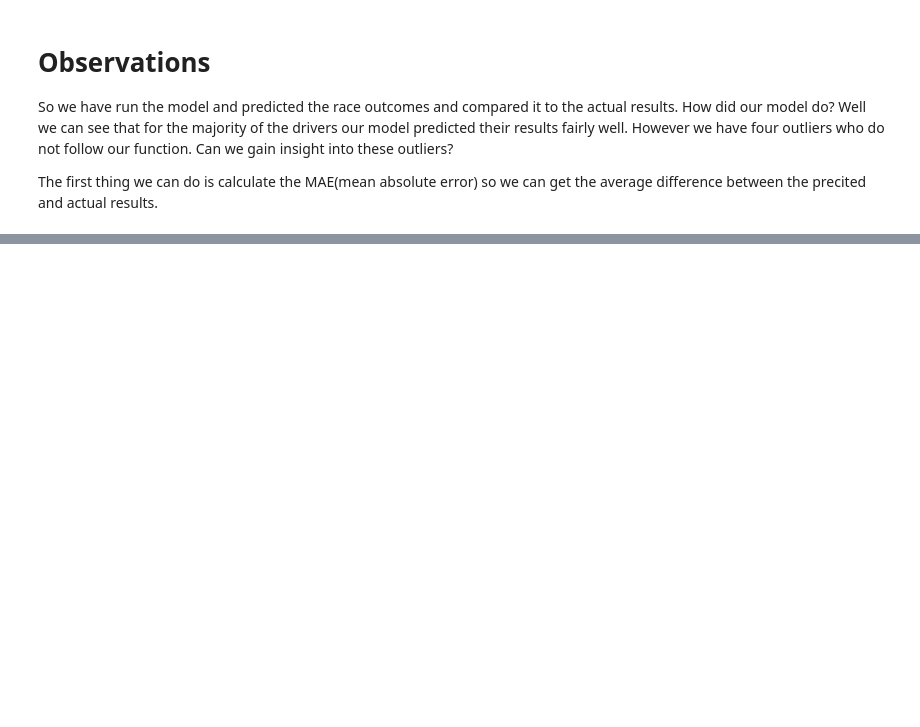
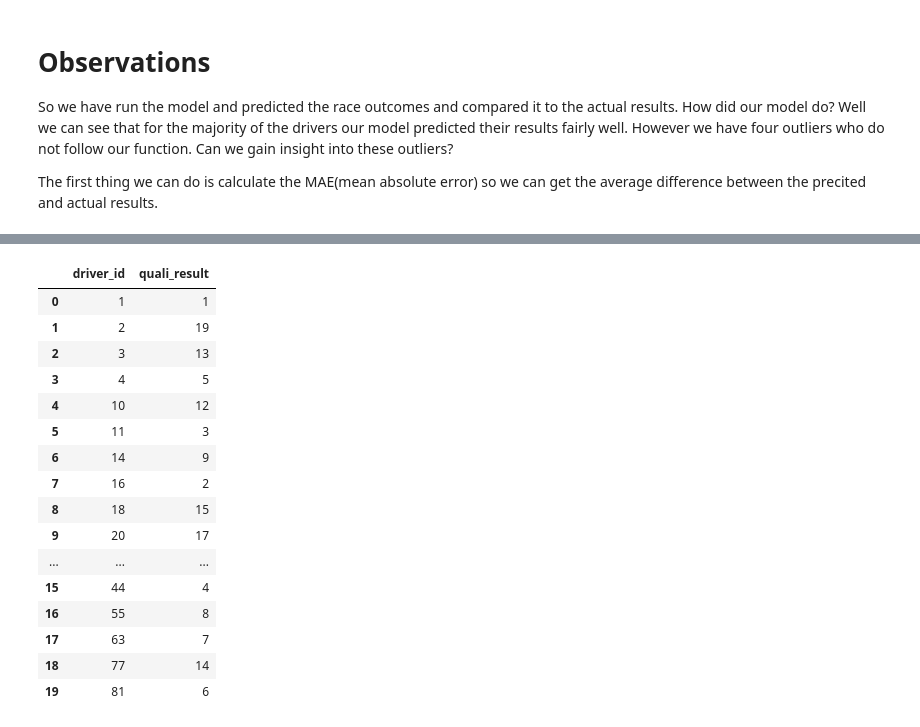
Before and after one commit to elcid14/f1-machine-learning-project, a Jupyter notebook: f1-prediction-project.ipynb, the cells around one changed output, grey strips where cells are left out. Drawn from its saved outputs; the diff is of its cells as text; code cells hidden in the pictures; blank space fills up the shorter version.

Commit message:
update: got qualifying times

```diff
--- a/f1-prediction-project.ipynb
+++ b/f1-prediction-project.ipynb
@@ -119,13 +119,13 @@ def get_data(url: str, add_params: dict, stream_data:bool = False, avg_columns:
         raise RuntimeError(f"❌ Failed to parse CSV data: {e}")
 
 # get the race id from this api request, we can store the different request urls here so we can query by key value in later cells
-urls={"race_and_track":"https://api.openf1.org/v1/sessions?country_name=Belgium&session_name=Race&year=2024&csv=true",
+urls={"race_and_track":"https://api.openf1.org/v1/sessions?country_name=Belgium&year=2024&csv=true",
       "driver_ids":"https://api.openf1.org/v1/drivers?csv=true", "race_weather":"https://api.openf1.org/v1/weather?csv=true",
      "lap_data":"https://api.openf1.org/v1/laps?csv=true", "telemetry_data":"https://api.openf1.org/v1/car_data?csv=true", "pit_stop_data":
       "https://api.openf1.org/v1/pit?csv=true", "results":"https://api.openf1.org/v1/position?csv=true"}
 
 #get track data for race_id and track name
-track = get_data(urls["race_and_track"], add_params={}, session_key="race_id", location="track")
+track = get_data(urls["race_and_track"], add_params={"session_type":"Race"}, session_key="race_id", location="track")
 #print out the dataframe for track info
 track
 #now we can get the weather data for that race
@@ -467,0 +471,27 @@ Okay so we can see that our MAE is 2.5 which ideally we would want to get lower,
+# %%
+#lets query the api for qualifying times. Luckily we can just add another query param to the session endpoint like we did earlier and get the qualifying results
+
+qualifying_session = track = get_data(urls["race_and_track"], add_params={"session_type":"Qualifying"}, session_key="race_id", location="track")
+qualifying_session_id = qualifying_session["race_id"]
+
+quali_results = get_data(urls["results"], add_params={"session_key":qualifying_session_id}).rename(columns={"driver_number":"driver_id", "position":"quali_result"})
+final_quali_result = quali_results[["driver_id","quali_result"]].groupby("driver_id").last().reset_index()
+final_quali_result
+# %% [output]
+|  | driver_id | quali_result |
+| 0 | 1 | 1 |
+| 1 | 2 | 19 |
+| 2 | 3 | 13 |
+| 3 | 4 | 5 |
+| 4 | 10 | 12 |
+| 5 | 11 | 3 |
+| 6 | 14 | 9 |
+| 7 | 16 | 2 |
+| 8 | 18 | 15 |
+| 9 | 20 | 17 |
+| ... | ... | ... |
+| 15 | 44 | 4 |
+| 16 | 55 | 8 |
+| 17 | 63 | 7 |
+| 18 | 77 | 14 |
+| 19 | 81 | 6 |
```
Also changed, not shown: parts of 4 cells of this notebook.
